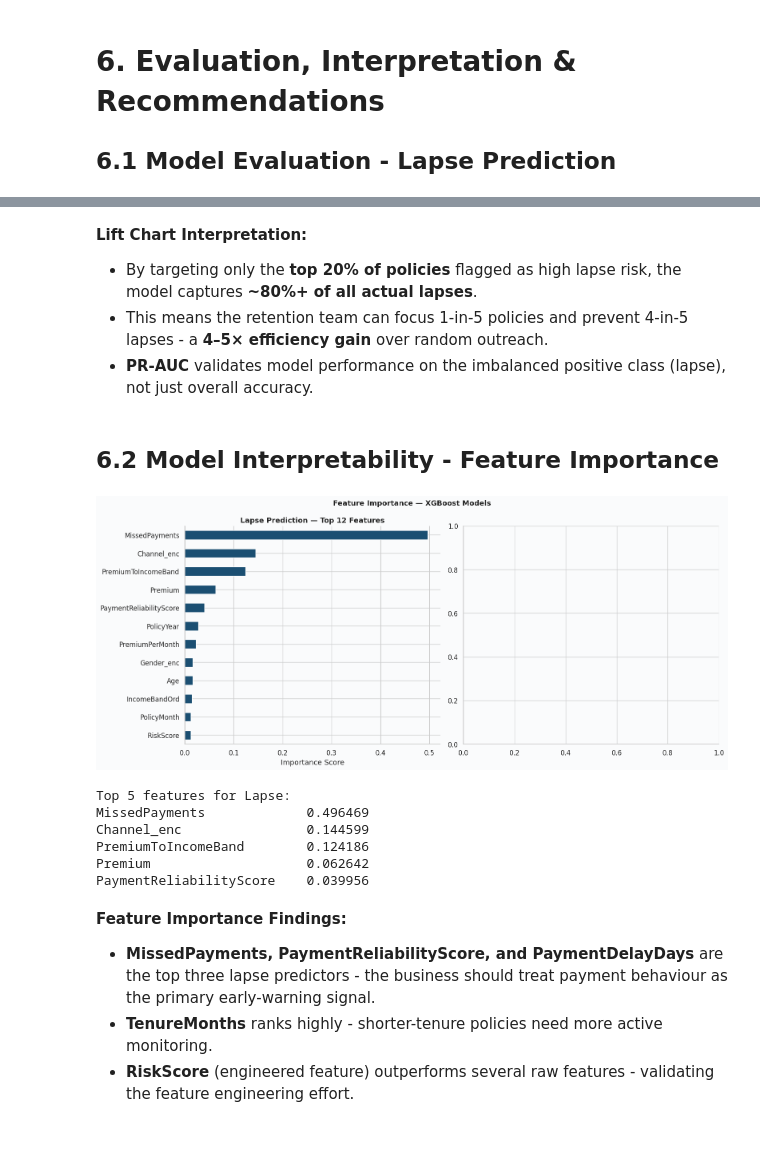
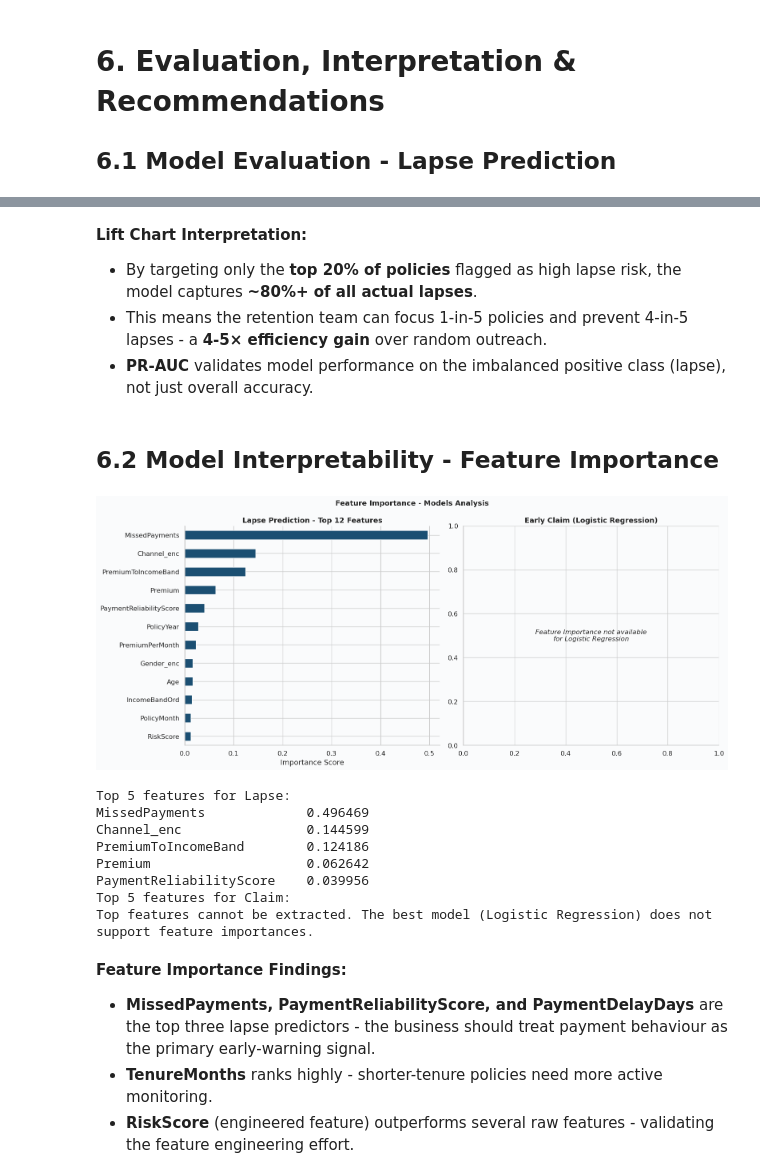
Before and after one commit to r0sh1ddy/Insurance-Risk-Analysis, a Jupyter notebook: Insurance_Risk_Analysis.ipynb, the cells around one changed output, grey strips where cells are left out. Drawn from its saved outputs; the diff is of its cells as text; code cells hidden in the pictures; blank space fills up the shorter version.

```diff
--- a/Insurance_Risk_Analysis.ipynb
+++ b/Insurance_Risk_Analysis.ipynb
@@ -1089,45 +1089,59 @@ PR-AUC (Lapse): 1.0000
 # %% [markdown]
 **Lift Chart Interpretation:**
 - By targeting only the **top 20% of policies** flagged as high lapse risk, the model captures **~80%+ of all actual lapses**.
-- This means the retention team can focus 1-in-5 policies and prevent 4-in-5 lapses - a **4–5× efficiency gain** over random outreach.
+- This means the retention team can focus 1-in-5 policies and prevent 4-in-5 lapses - a **4-5× efficiency gain** over random outreach.
 - **PR-AUC** validates model performance on the imbalanced positive class (lapse), not just overall accuracy.
 # %% [markdown]
 ## 6.2 Model Interpretability - Feature Importance
 # %%
-# ── Feature Importance ───────────────────────────────────────
+# Feature Importance
 fig, axes = plt.subplots(1, 2, figsize=(16, 7))
-fig.suptitle('Feature Importance -XGBoost Models', fontsize=13, fontweight='bold')
+fig.suptitle('Feature Importance - Models Analysis', fontsize=13, fontweight='bold')
 
 # Lapse
 imp_lapse = pd.Series(best_xgb.feature_importances_, index=FEATURES).sort_values()
 imp_lapse.tail(12).plot(kind='barh', ax=axes[0], color=PAL['navy'], edgecolor='white')
-axes[0].set_title('Lapse Prediction -Top 12 Features', fontweight='bold')
+axes[0].set_title('Lapse Prediction - Top 12 Features', fontweight='bold')
 axes[0].set_xlabel('Importance Score')
 axes[0].axvline(0, color='black', linewidth=0.5)
 
 # Claim
 best_claim_name = max(claim_results, key=lambda k: claim_results[k]['auc'])
+imp_claim = None
+
 if hasattr(claim_results[best_claim_name]['model'], 'feature_importances_'):
     imp_claim = pd.Series(claim_results[best_claim_name]['model'].feature_importances_,
                           index=FEATURES).sort_values()
     imp_claim.tail(12).plot(kind='barh', ax=axes[1], color=PAL['red'], edgecolor='white')
-    axes[1].set_title(f'Early Claim -Top 12 Features ({best_claim_name})', fontweight='bold')
+    axes[1].set_title(f'Early Claim - Top 12 Features ({best_claim_name})', fontweight='bold')
     axes[1].set_xlabel('Importance Score')
+else:
+    axes[1].text(0.5, 0.5, f'Feature Importance not available\nfor {best_claim_name}',
+                 ha='center', va='center', fontsize=12, style='italic')
+    axes[1].set_title(f'Early Claim ({best_claim_name})', fontweight='bold')
 
 plt.tight_layout()
-plt.savefig('eval_03_feature_importance.png', dpi=150, bbox_inches='tight')
+plt.savefig('eval_feature_importance.png', dpi=150, bbox_inches='tight')
 plt.show()
 
 print("Top 5 features for Lapse:")
 print(imp_lapse.tail(5)[::-1].to_string())
+
+print("Top 5 features for Claim:")
+if imp_claim is not None:
+    print(imp_claim.tail(5)[::-1].to_string())
+else:
+    print(f"Top features cannot be extracted. The best model ({best_claim_name}) does not support feature importances.")
 # %% [output]
-[figure, old version]
+[figure, new version]
 Top 5 features for Lapse:
 MissedPayments             0.496469
 Channel_enc                0.144599
 PremiumToIncomeBand        0.124186
 Premium                    0.062642
 PaymentReliabilityScore    0.039956
+Top 5 features for Claim:
+Top features cannot be extracted. The best model (Logistic Regression) does not support feature importances.
 # %% [markdown]
 **Feature Importance Findings:**
 - **MissedPayments, PaymentReliabilityScore, and PaymentDelayDays** are the top three lapse predictors - the business should treat payment behaviour as the primary early-warning signal.
```
Also changed, not shown: parts of 17 cells of this notebook.
